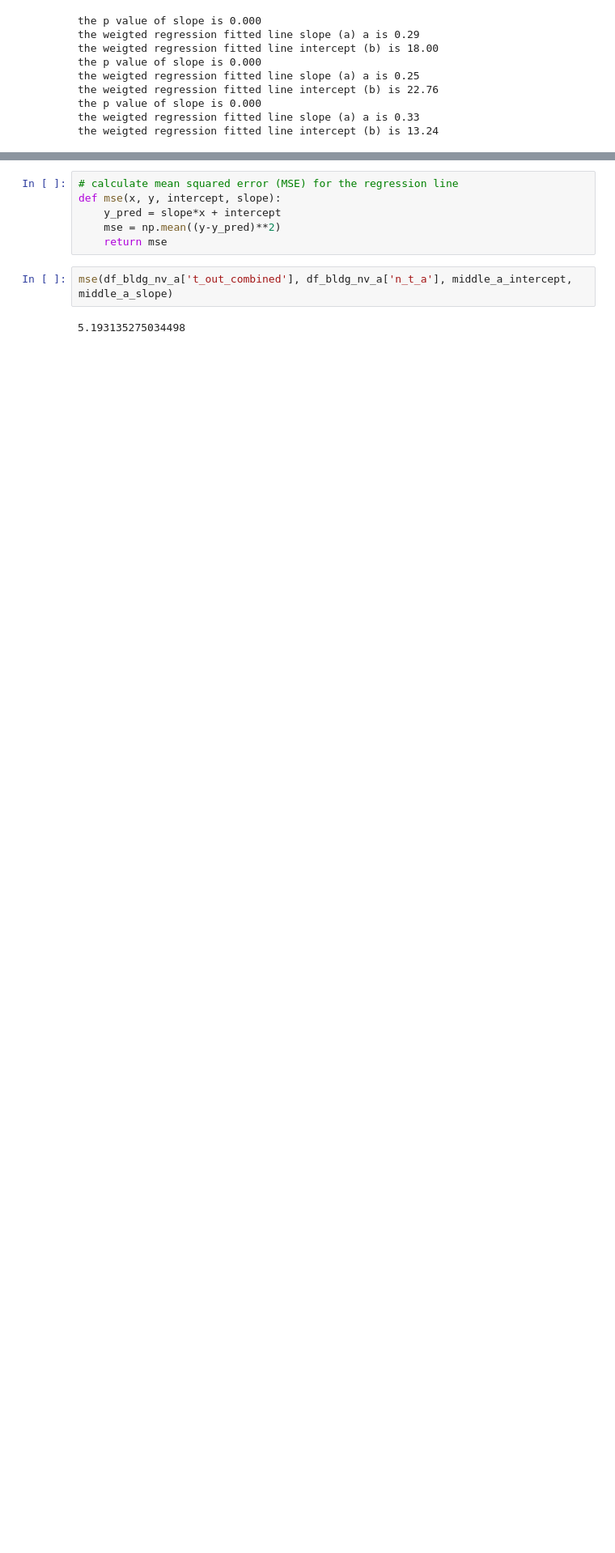
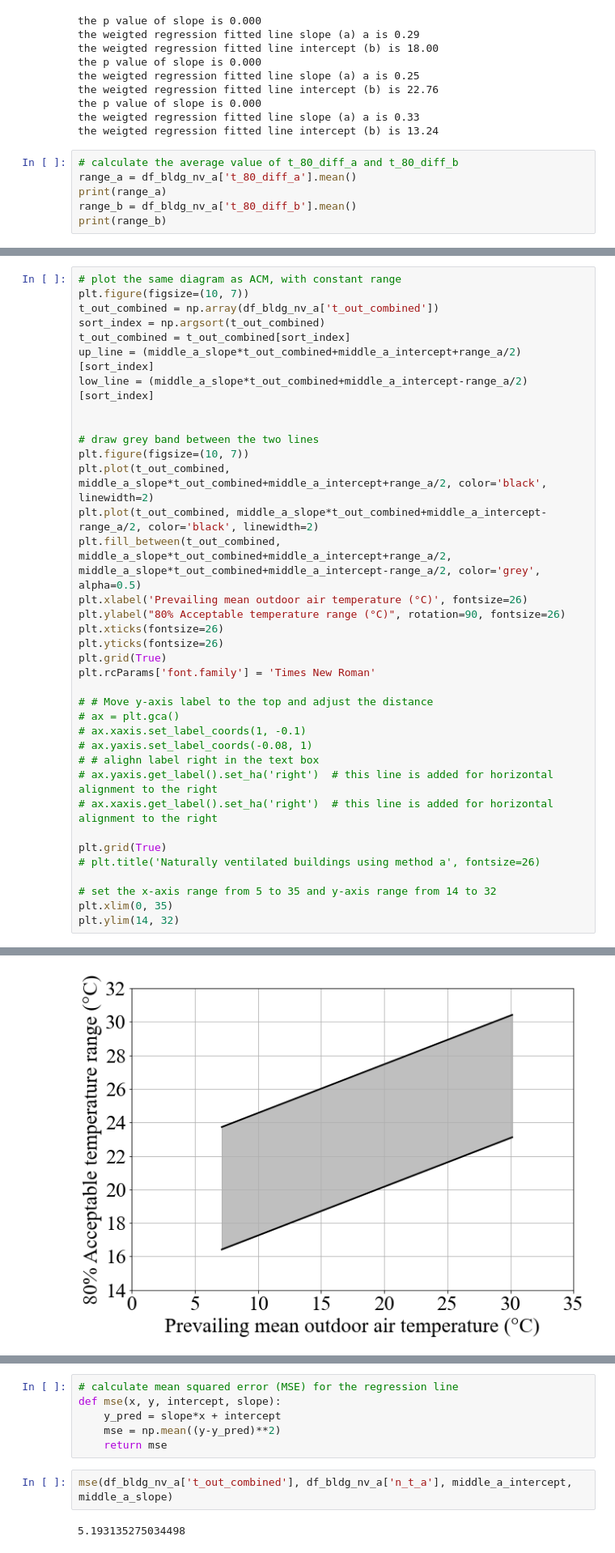
Before and after one commit to ruijis/causal-thinking-neutral-temperature, a Jupyter notebook: two-linear-regressions.ipynb, the cells around one changed output, grey strips where cells are left out. Shown at 81% size. Cells and saved outputs as stored; diff of their text form; blank space fills up the shorter version.

```diff
--- a/two-linear-regressions.ipynb
+++ b/two-linear-regressions.ipynb
@@ -784,3 +784,9 @@ the weigted regression fitted line intercept (b) is 22.76
 the p value of slope is 0.000
 the weigted regression fitted line slope (a) a is 0.33
 the weigted regression fitted line intercept (b) is 13.24
+# %%
+# calculate the average value of t_80_diff_a and t_80_diff_b
+range_a = df_bldg_nv_a['t_80_diff_a'].mean()
+print(range_a)
+range_b = df_bldg_nv_a['t_80_diff_b'].mean()
+print(range_b)
@@ -786,0 +796,37 @@ the weigted regression fitted line intercept (b) is 13.24
+# %%
+# plot the same diagram as ACM, with constant range
+plt.figure(figsize=(10, 7))
+t_out_combined = np.array(df_bldg_nv_a['t_out_combined'])
+sort_index = np.argsort(t_out_combined)
+t_out_combined = t_out_combined[sort_index]
+up_line = (middle_a_slope*t_out_combined+middle_a_intercept+range_a/2)[sort_index]
+low_line = (middle_a_slope*t_out_combined+middle_a_intercept-range_a/2)[sort_index]
+
+
+# draw grey band between the two lines
+plt.figure(figsize=(10, 7))
+plt.plot(t_out_combined, middle_a_slope*t_out_combined+middle_a_intercept+range_a/2, color='black', linewidth=2)
+plt.plot(t_out_combined, middle_a_slope*t_out_combined+middle_a_intercept-range_a/2, color='black', linewidth=2)
+plt.fill_between(t_out_combined, middle_a_slope*t_out_combined+middle_a_intercept+range_a/2, middle_a_slope*t_out_combined+middle_a_intercept-range_a/2, color='grey', alpha=0.5)
+plt.xlabel('Prevailing mean outdoor air temperature (°C)', fontsize=26)
+plt.ylabel("80% Acceptable temperature range (°C)", rotation=90, fontsize=26)
+plt.xticks(fontsize=26)
+plt.yticks(fontsize=26)
+plt.grid(True)
+plt.rcParams['font.family'] = 'Times New Roman'
+
+# # Move y-axis label to the top and adjust the distance
+# ax = plt.gca()
+# ax.xaxis.set_label_coords(1, -0.1)
+# ax.yaxis.set_label_coords(-0.08, 1)
+# # alighn label right in the text box
+# ax.yaxis.get_label().set_ha('right')  # this line is added for horizontal alignment to the right
+# ax.xaxis.get_label().set_ha('right')  # this line is added for horizontal alignment to the right
+
+plt.grid(True)
+# plt.title('Naturally ventilated buildings using method a', fontsize=26)
+
+# set the x-axis range from 5 to 35 and y-axis range from 14 to 32
+plt.xlim(0, 35)
+plt.ylim(14, 32)
+# %% [output]
@@ -787,3 +835,4 @@ the weigted regression fitted line intercept (b) is 13.24
+[figure, added]
 # %%
 # plot two lines, one with the up_a_slope and up_a_intercept, and another with the low_a_slope and low_a_intercept
 plt.figure(figsize=(10, 7))
```
Also changed, not shown: parts of 5 cells of this notebook.
